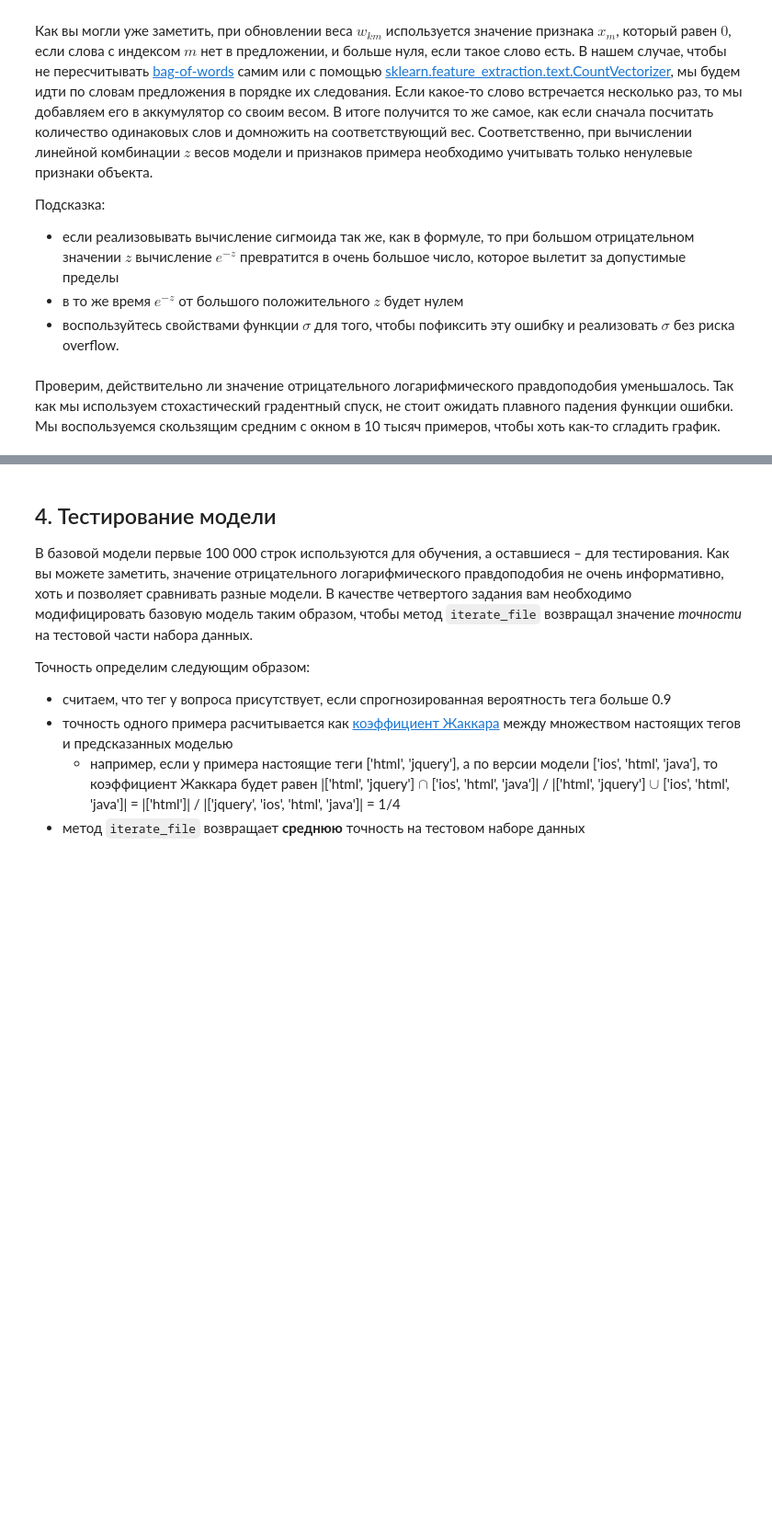
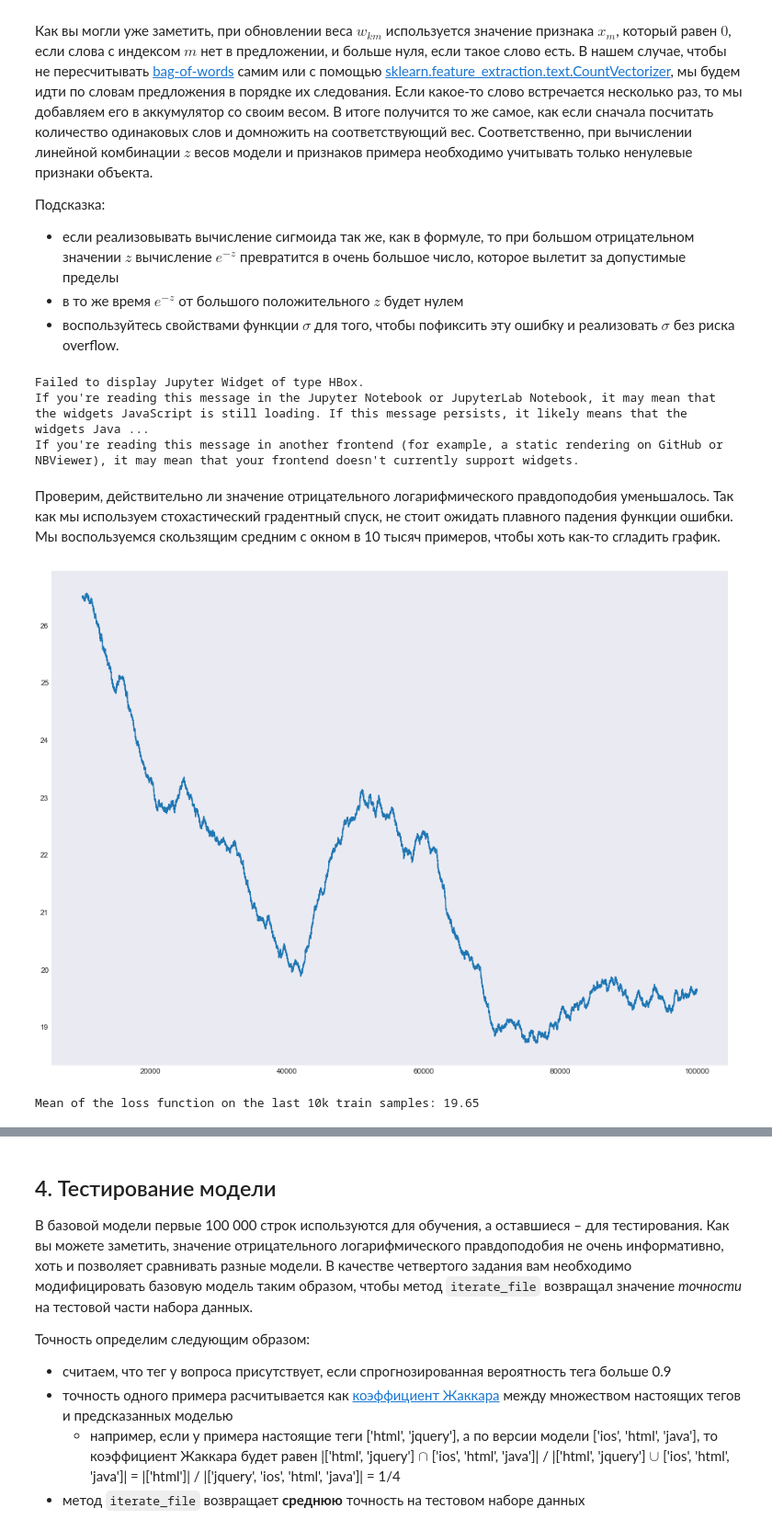
Before and after one commit to ivan-magda/mlcourse_open_homeworks, a Jupyter notebook: hw4_session3_stackoverflow_logistic_regression.ipynb, the cells around one changed output, grey strips where cells are left out. Shown at 92% size. Saved outputs shown, nothing was run; the diff lists cells and outputs as text; code cells hidden in the pictures; blank space fills up the shorter version.

```diff
--- a/hw4_session3_stackoverflow_logistic_regression.ipynb
+++ b/hw4_session3_stackoverflow_logistic_regression.ipynb
@@ -237,6 +237,7 @@ class LogRegressor():
                     # инициализируем z
                     # ЗАПОЛНИТЕ ПРОПУСКИ В КОДЕ
                     # z = ...
+                    z = self._b[tag]
 
                     for word in sentence:
                         # если в режиме тестирования появляется слово которого нет в словаре, то мы его игнорируем
@@ -245,29 +246,32 @@ class LogRegressor():
                         if word not in self._vocab:
                             self._vocab[word] = len(self._vocab)
                         # z += ...
+                        z += self._w[tag][self._vocab[word]]
 
                     # вычисляем вероятность наличия тега
                     # ЗАПОЛНИТЕ ПРОПУСКИ В КОДЕ
                     # sigma = ...
-
+                    sigma = 1 / (1 + np.exp(-z)) if z >= 0 else 1 - 1 / (1 + np.exp(z))
 
                     # обновляем значение функции потерь для текущего примера
                     # ЗАПОЛНИТЕ ПРОПУСКИ В КОДЕ
                     # sample_loss += ...
-
+                    sample_loss += -y * np.log(np.max([tolerance, sigma])) if y == 1 else \
+                                   -(1 - y) * np.log(1 - np.min([1 - tolerance, sigma]))
 
                     # если мы все еще в тренировочной части, то обновим параметры
                     if n < top_n_train:
                         # вычисляем производную логарифмического правдоподобия по весу
                         # ЗАПОЛНИТЕ ПРОПУСКИ В КОДЕ
                         # dLdw = ...
+                        dLdw = y - sigma
 
                         # делаем градиентный шаг
                         # мы минимизируем отрицательное логарифмическое правдоподобие (второй знак минус)
                         # поэтому мы идем в обратную сторону градиента для минимизации (первый знак минус)
                         for word in sentence:
-                            self._w[tag][self._vocab[word]] -= -learning_rate*dLdw
-                        self._b[tag] -= -learning_rate*dLdw
+                            self._w[tag][self._vocab[word]] -= -learning_rate * dLdw
+                        self._b[tag] -= -learning_rate * dLdw
 
                 n += 1
 
@@ -276,12 +280,21 @@ class LogRegressor():
 # создадим эксемпляр модели и пройдемся по датасету
 model = LogRegressor()
 model.iterate_file()
+# %% [output]
+Failed to display Jupyter Widget of type HBox.
+If you're reading this message in the Jupyter Notebook or JupyterLab Notebook, it may mean that the widgets JavaScript is still loading. If this message persists, it likely means that the widgets Java ...
+If you're reading this message in another frontend (for example, a static rendering on GitHub or NBViewer), it may mean that your frontend doesn't currently support widgets.
 # %% [markdown]
 Проверим, действительно ли значение отрицательного логарифмического правдоподобия уменьшалось. Так как мы используем стохастический градентный спуск, не стоит ожидать плавного падения функции ошибки. Мы воспользуемся скользящим средним с окном в 10 тысяч примеров, чтобы хоть как-то сгладить график.
 # %%
+plt.figure(figsize=(16, 12))
 plt.plot(pd.Series(model._loss[:-25000]).rolling(10000).mean());
+# %% [output]
+[figure, added]
 # %%
 print('Mean of the loss function on the last 10k train samples: %0.2f' % np.mean(model._loss[-35000:-25000]))
+# %% [output]
+Mean of the loss function on the last 10k train samples: 19.65
 # %% [markdown]
 <font color="red">Вопрос 3.</font>
 Вычислите среднее значение функции стоимости на последних 10 000 примеров тренировочного набора, к какому из значений ваш ответ ближе всего?
```
Also changed, not shown: parts of 3 cells of this notebook.
